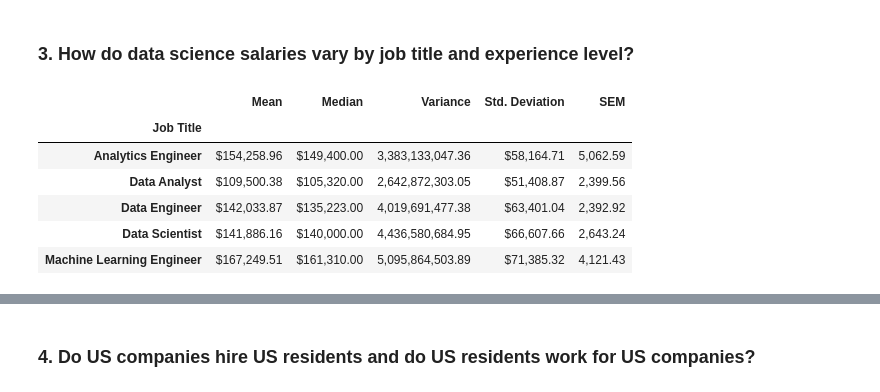
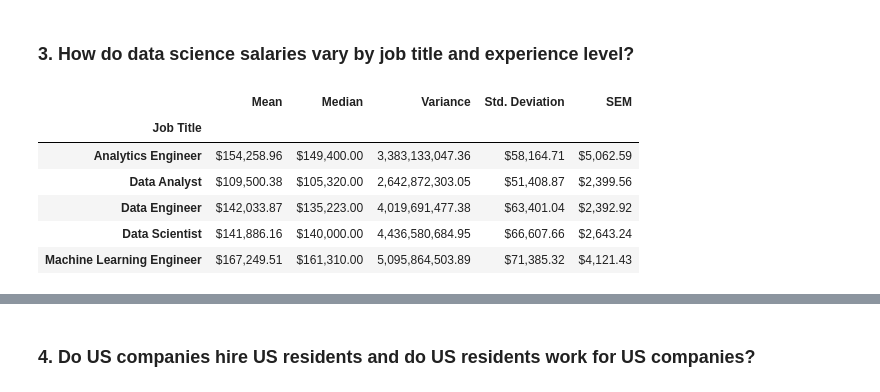
Before and after one commit to lathamlm/project-01, a Jupyter notebook: data_science.ipynb, the cells around one changed output, grey strips where cells are left out. Cells and saved outputs as stored; diff of their text form; code cells hidden in the pictures.

```diff
--- a/data_science.ipynb
+++ b/data_science.ipynb
@@ -122,37 +190,37 @@ top_5_jobs_list[4] = list(job_avg_list[4])
 # %%
 # DataFrame with top 5 jobs (by volume)
 top_5_jobs_df = ds_df.loc[(ds_df["Job Title"] == job_0) | (ds_df["Job Title"] == job_1) | (ds_df["Job Title"] == job_2) | (ds_df["Job Title"] == job_3) | (ds_df["Job Title"] == job_4), :]
 
 # Create summary statistics for top 5 job titles
 # Mean, Median, Variance, Std Deviation, SEM
 jobs_mean = top_5_jobs_df.groupby(["Job Title"])["Salary in USD"].mean()
 jobs_median = top_5_jobs_df.groupby(["Job Title"])["Salary in USD"].median()
 jobs_var = top_5_jobs_df.groupby(["Job Title"])["Salary in USD"].var()
 jobs_stddev = top_5_jobs_df.groupby(["Job Title"])["Salary in USD"].std()
 jobs_sem = top_5_jobs_df.groupby(["Job Title"])["Salary in USD"].sem()
 
 # Merge into single DataFrame
 jobs_merge_01 = pd.merge(jobs_mean, jobs_median, on="Job Title", how="left")
 jobs_merge_02 = pd.merge(jobs_var, jobs_stddev, on="Job Title", how="left")
 jobs_merge_03 = pd.merge(jobs_merge_01, jobs_merge_02, on="Job Title", how="left")
 jobs_merge_rename = jobs_merge_03.rename(columns={"Salary in USD_x_x": "Mean", "Salary in USD_y_x": "Median", "Salary in USD_x_y": "Variance", "Salary in USD_y_y": "Std. Deviation"})
 jobs_merge_04 = pd.merge(jobs_merge_rename, jobs_sem, on="Job Title", how="left")
 jobs_summary_stats = jobs_merge_04.rename(columns={"Salary in USD": "SEM"})
 
 # Formatting
 jobs_summary_stats["Mean"] = jobs_summary_stats["Mean"].map("${:,.2f}".format)
 jobs_summary_stats["Median"] = jobs_summary_stats["Median"].map("${:,.2f}".format)
 jobs_summary_stats["Variance"] = jobs_summary_stats["Variance"].map("{:,.2f}".format)
 jobs_summary_stats["Std. Deviation"] = jobs_summary_stats["Std. Deviation"].map("${:,.2f}".format)
-jobs_summary_stats["SEM"] = jobs_summary_stats["SEM"].map("{:,.2f}".format)
+jobs_summary_stats["SEM"] = jobs_summary_stats["SEM"].map("${:,.2f}".format)
 jobs_summary_stats
 # %% [output]
 |  | Mean | Median | Variance | Std. Deviation | SEM |
 | Job Title |  |  |  |  |  |
-| Analytics Engineer | $154,258.96 | $149,400.00 | 3,383,133,047.36 | $58,164.71 | 5,062.59 |
-| Data Analyst | $109,500.38 | $105,320.00 | 2,642,872,303.05 | $51,408.87 | 2,399.56 |
-| Data Engineer | $142,033.87 | $135,223.00 | 4,019,691,477.38 | $63,401.04 | 2,392.92 |
-| Data Scientist | $141,886.16 | $140,000.00 | 4,436,580,684.95 | $66,607.66 | 2,643.24 |
-| Machine Learning Engineer | $167,249.51 | $161,310.00 | 5,095,864,503.89 | $71,385.32 | 4,121.43 |
+| Analytics Engineer | $154,258.96 | $149,400.00 | 3,383,133,047.36 | $58,164.71 | $5,062.59 |
+| Data Analyst | $109,500.38 | $105,320.00 | 2,642,872,303.05 | $51,408.87 | $2,399.56 |
+| Data Engineer | $142,033.87 | $135,223.00 | 4,019,691,477.38 | $63,401.04 | $2,392.92 |
+| Data Scientist | $141,886.16 | $140,000.00 | 4,436,580,684.95 | $66,607.66 | $2,643.24 |
+| Machine Learning Engineer | $167,249.51 | $161,310.00 | 5,095,864,503.89 | $71,385.32 | $4,121.43 |
 # %%
 # Create boxplots showing salary information for top 5 job titles
```
Also changed, not shown: parts of 17 cells of this notebook, 2 other files.
